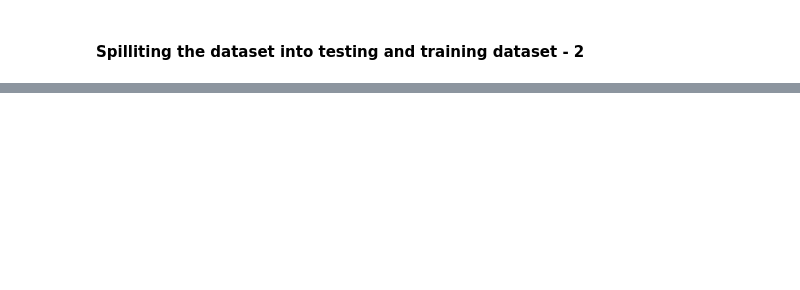
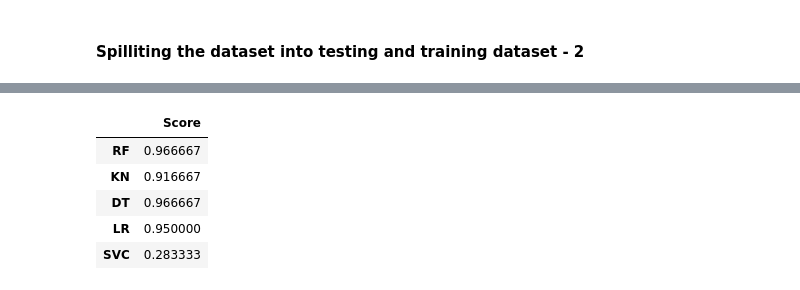
Before and after one commit to senapati-deepak/iris, a Jupyter notebook: iris.ipynb, the cells around one changed output, grey strips where cells are left out. Cells and saved outputs as stored; diff of their text form; code cells hidden in the pictures; blank space fills up the shorter version.

Commit message:
Confusion matrix & model selector

```diff
--- a/iris.ipynb
+++ b/iris.ipynb
@@ -199,0 +165,22 @@ pickle.dump(clf, open(filename, 'wb'))
+# %%
+clfs = {'SVC' : svc,'KN' : knc, 'DT': dtc, 'LR': lrc, 'RF': rfc}
+# %%
+def train_classifier(clf, feature_train, labels_train):
+    clf.fit(feature_train, labels_train)
+    return clf
+# %%
+def predict_labels(clf, features):
+    return (clf.predict(features))
+# %%
+pred_scores = []
+for k,v in clfs.items():
+    clf = train_classifier(v, x_train, y_train)
+    pred = predict_labels(v,x_test)
+    pred_scores.append((k, [accuracy_score(y_test,pred)]))
+    print(k," - ",clf.score(x_test, y_test))
+    cm = confusion_matrix(y_test, pred)
+    print(cm)
+    plt.figure(figsize = (3,3))
+    sn.heatmap(cm, annot=True)
+    plt.show()
+    print("---------------------------------------\n\n")
@@ -199,0 +226,10 @@ pickle.dump(clf, open(filename, 'wb'))
+# %%
+df = pd.DataFrame.from_items(pred_scores,orient='index', columns=['Score'])
+df
+# %% [output]
+|  | Score |
+| RF | 0.966667 |
+| KN | 0.916667 |
+| DT | 0.966667 |
+| LR | 0.950000 |
+| SVC | 0.283333 |
```
Also changed, not shown: parts of 18 cells of this notebook.
